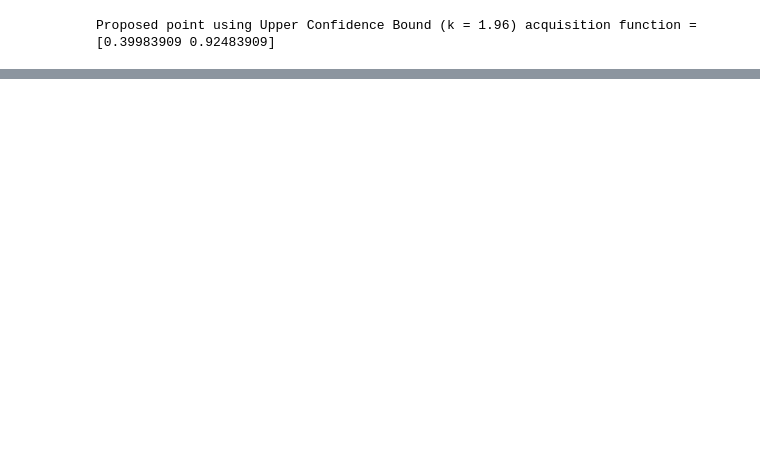
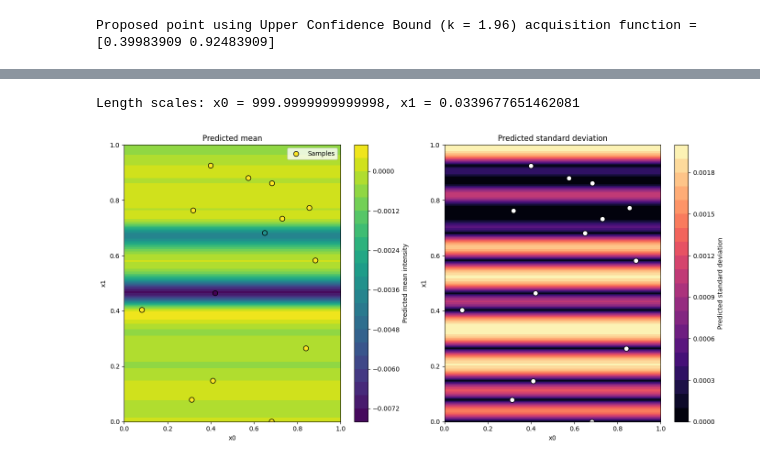
Before and after one commit to hchagani/AICapstoneProject_IC, a Jupyter notebook: notebooks/01_function_1.ipynb, the cells around one changed output, grey strips where cells are left out. Cells and saved outputs as stored; diff of their text form; code cells hidden in the pictures; blank space fills up the shorter version.

Commit message:
Update diary for function 1

```diff
--- a/notebooks/01_function_1.ipynb
+++ b/notebooks/01_function_1.ipynb
@@ -334,0 +342,15 @@ Proposed point using Upper Confidence Bound (k = 1.96) acquisition function = [0
+# %%
+import numpy as np
+
+from bbo.bayesian_optimisation import get_reg_model
+from bbo.data import get_current_weeks_points
+from bbo.plotting import plot_2d_gp_surfaces
+from bbo.utils import construct_meshgrid
+
+seed_input = "function 1"  # input string to create random seed
+n_dimensions = 2  # number of features
+grd_res = 1001  # axis resolution
+# %%
+X, y = get_current_weeks_points(function_id=1, week=5)
+
+print(f"Last week's query {X[-1]} yields {y[-1]}")
@@ -334,0 +361,25 @@ Proposed point using Upper Confidence Bound (k = 1.96) acquisition function = [0
+# %%
+# Fit Gaussian Process surrogate model with RBF kernel on known data
+# Length scales are initially set to 0.1 in both dimensions
+model = get_reg_model(
+    n_dimensions=2, seed_input=seed_input, length_scale_bounds=(1e-3, 1000)
+)
+model.fit(X, y)
+
+length_scales = model.kernel_.length_scale
+print(f"Length scales: x0 = {length_scales[0]}, x1 = {length_scales[1]}")
+
+# Perform grid search to evaluate model output
+X0, X1 = construct_meshgrid(n_dimensions=n_dimensions, grd_res=grd_res)
+X_pred = np.column_stack([X0.ravel(), X1.ravel()])
+y_mean, y_std = model.predict(X_pred, return_std=True)
+Y_mean = y_mean.reshape(grd_res, grd_res)
+Y_std = y_std.reshape(grd_res, grd_res)
+
+# Plot predicted means and standard deviations
+fig, axs = plot_2d_gp_surfaces(
+    X0=X0, X1=X1, Y_mean=Y_mean, Y_std=Y_std, x_samples=X, y_samples=y
+)
+# %% [output]
+Length scales: x0 = 999.9999999999998, x1 = 0.0339677651462081
+[figure, added]
```
Also changed, not shown: parts of 74 cells of this notebook, 7 other files.
